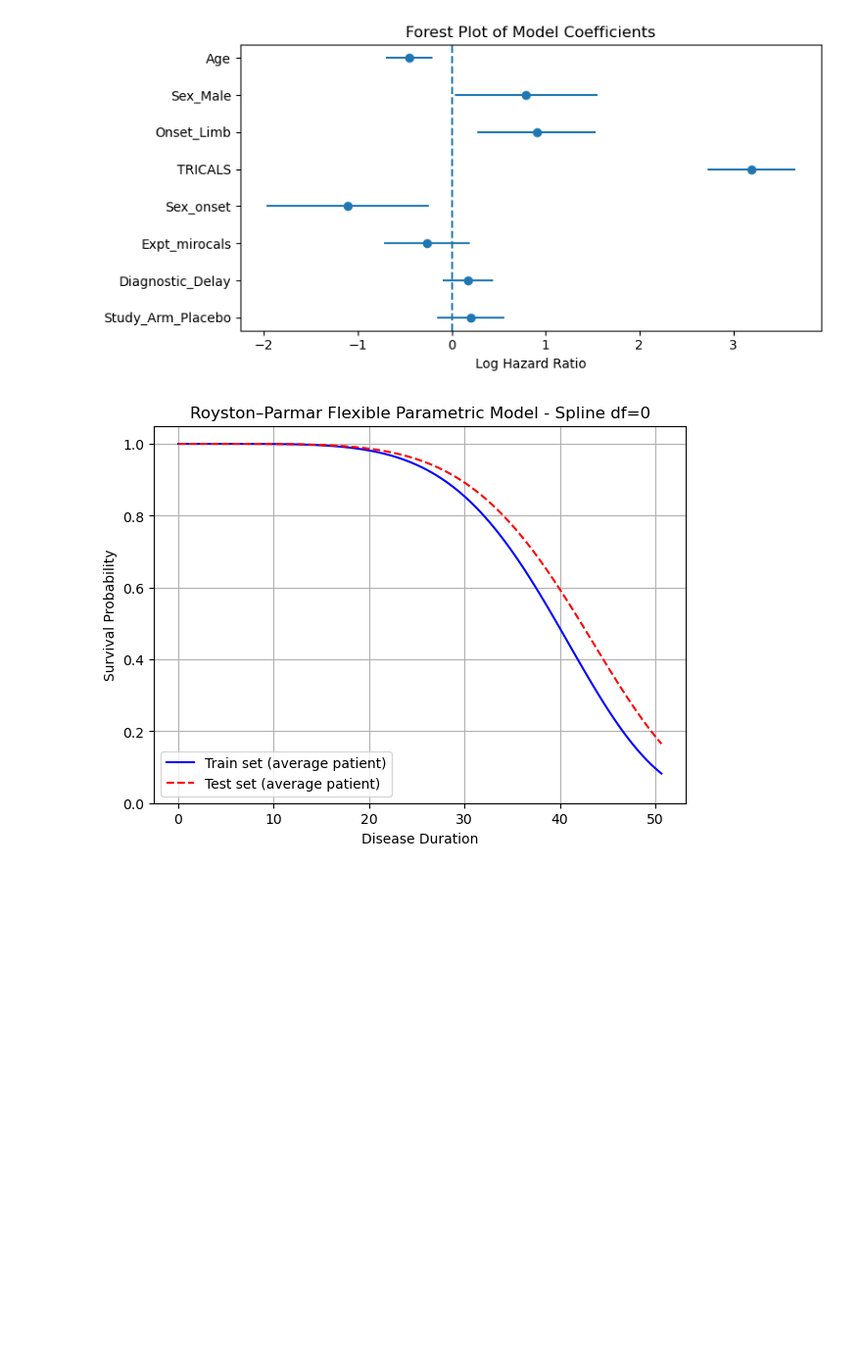
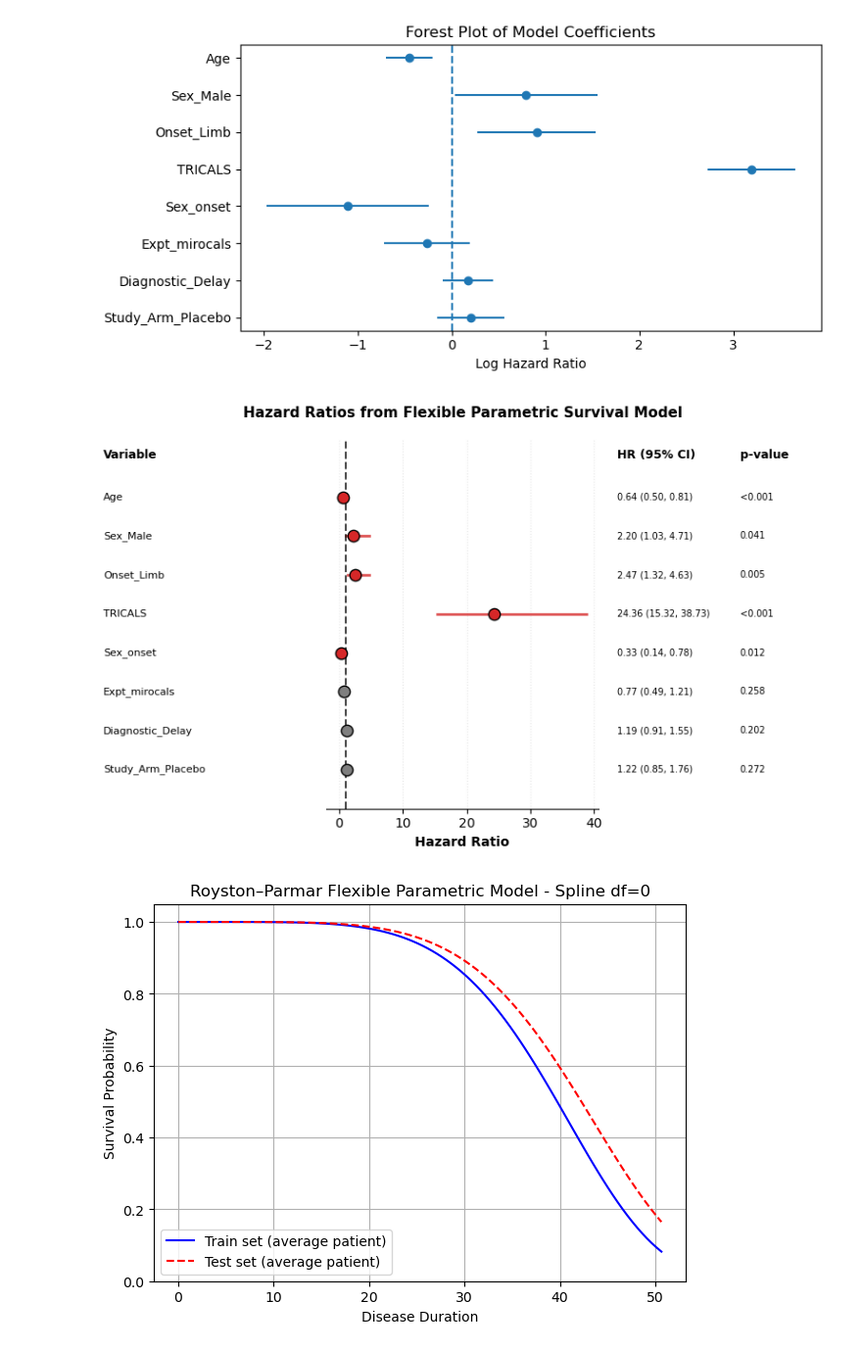
Before and after one commit to Uzoemeka/All_ALS_Data, a Jupyter notebook: 07_flexible_parametric_model.ipynb, the cells around one changed output. Shown at 98% size. Cells and saved outputs as stored; diff of their text form; code cells hidden in the pictures; blank space fills up the shorter version.

```diff
--- a/07_flexible_parametric_model.ipynb
+++ b/07_flexible_parametric_model.ipynb
@@ -515,7 +515,7 @@ print(df_coef)
 #--------------------------------------
 z = 1.96  # 95% CI
 
-df_coef["HR"] = (df_coef["Estimate"])
+df_coef["LHR"] = (df_coef["Estimate"])
 df_coef["CI_lower"] = (df_coef["Estimate"] - z * df_coef["Std. Error"])
 df_coef["CI_upper"] = (df_coef["Estimate"] + z * df_coef["Std. Error"])
 
@@ -555,6 +555,72 @@ plt.show()
 6   Diagnostic_Delay  0.173148    0.135621   1.276712  2.017038e-01
 7  Study_Arm_Placebo  0.202307    0.184363   1.097334  2.724955e-01
 [figure]
+# %%
+# Convert to hazard ratios
+df_coef['HR'] = np.exp(df_coef['Estimate'])
+df_coef['HR_lower'] = np.exp(df_coef['Estimate'] - 1.96 * df_coef['Std. Error'])
+df_coef['HR_upper'] = np.exp(df_coef['Estimate'] + 1.96 * df_coef['Std. Error'])
+df_coef['Significant'] = df_coef['Pr(z)'] < 0.05
+
+# Create figure with subplots for labels and plot
+fig, (ax1, ax2, ax3) = plt.subplots(1, 3, figsize=(8, 5),
+                                      gridspec_kw={'width_ratios': [3, 4, 3]})
+
+y_positions = np.arange(len(df_coef))
+
+# Left panel - Variable names
+ax1.axis('off')
+ax1.text(0, len(df_coef), 'Variable', fontweight='bold', fontsize=9)
+for idx, var in enumerate(df_coef['Variable']):
+    ax1.text(0, len(df_coef) - idx - 1, var, fontsize=8, va='center')
+ax1.set_ylim(-1, len(df_coef) + 0.5)
+
+# Middle panel - Forest plot
+for idx, row in df_coef.iterrows():
+    y_pos = len(df_coef) - idx - 1
+    color = '#d62728' if row['Significant'] else '#7f7f7f'
+
+    # CI line
+    ax2.plot([row['HR_lower'], row['HR_upper']], [y_pos, y_pos],
+            color=color, linewidth=2, alpha=0.8)
+
+    # Point estimate
+    ax2.scatter(row['HR'], y_pos, s=80, color=color,
+               zorder=3, edgecolors='black', linewidth=1)
+
+# Reference line
+ax2.axvline(x=1, color='black', linestyle='--', linewidth=1.5, alpha=0.7)
+
+ax2.set_xlabel('Hazard Ratio', fontsize=10, fontweight='bold')
+ax2.set_yticks([])
+ax2.set_ylim(-1, len(df_coef) + 0.5)
+ax2.spines['left'].set_visible(False)
+ax2.spines['top'].set_visible(False)
+ax2.spines['right'].set_visible(False)
+ax2.grid(axis='x', alpha=0.3, linestyle=':', linewidth=0.8)
+ax2.set_xlim(left=min(-2, df_coef['HR_lower'].min() - 0.5))
+
+# Right panel - HR values and p-values
+ax3.axis('off')
+ax3.text(0, len(df_coef), 'HR (95% CI)', fontweight='bold', fontsize=9)
+ax3.text(0.6, len(df_coef), 'p-value', fontweight='bold', fontsize=9)
+
+for idx, row in df_coef.iterrows():
+    y_pos = len(df_coef) - idx - 1
+    hr_text = f"{row['HR']:.2f} ({row['HR_lower']:.2f}, {row['HR_upper']:.2f})"
+    p_text = f"{row['Pr(z)']:.3f}" if row['Pr(z)'] >= 0.001 else "<0.001"
+
+    ax3.text(0, y_pos, hr_text, fontsize=7, va='center')
+    ax3.text(0.6, y_pos, p_text, fontsize=7, va='center')
+
+ax3.set_ylim(-1, len(df_coef) + 0.5)
+
+plt.suptitle('Hazard Ratios from Flexible Parametric Survival Model',
+             fontsize=11, fontweight='bold', y=0.98)
+plt.tight_layout()
+plt.show()
+# %% [output]
+[figure, added]
 # %%
 # Common time points for prediction
 times = np.linspace(0, df1["Disease_Duration"].max(), 100)
```
Also changed, not shown: 1 other file.
